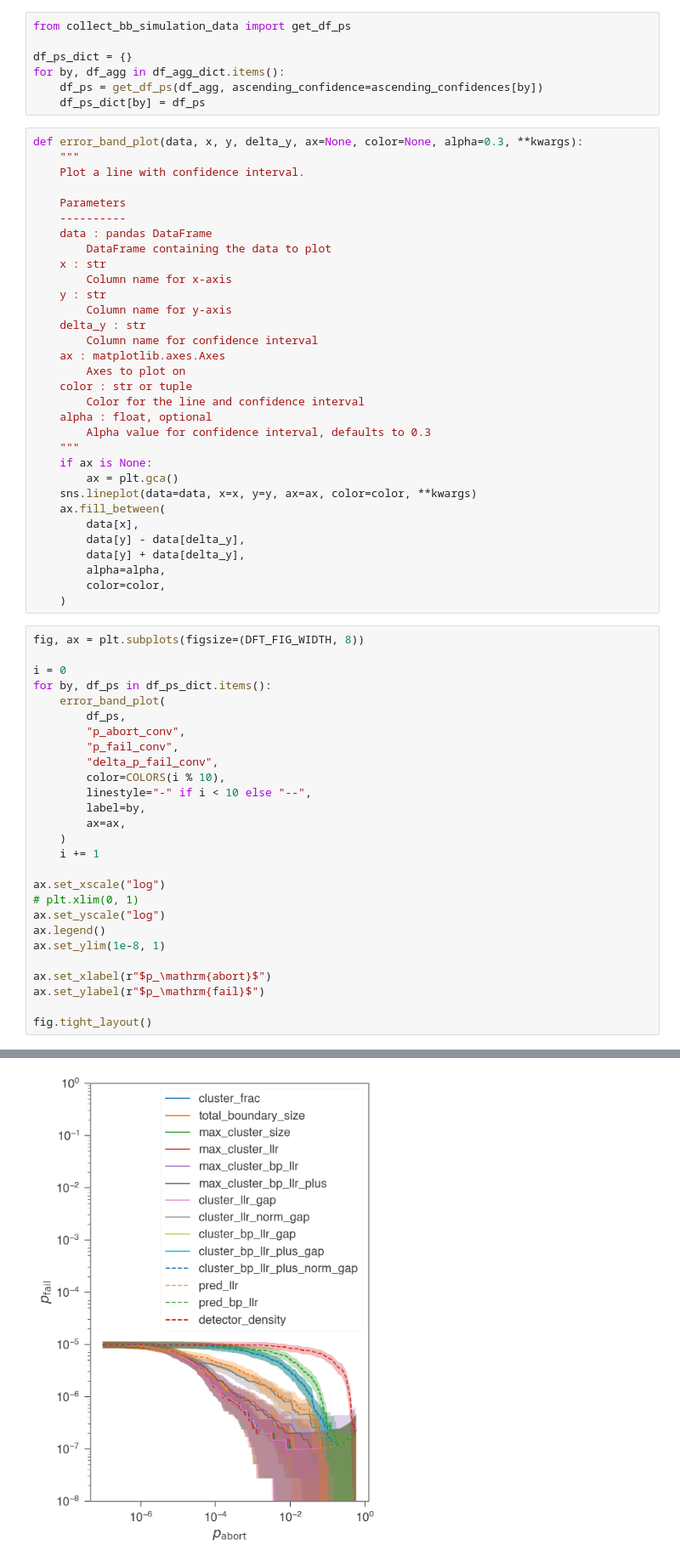
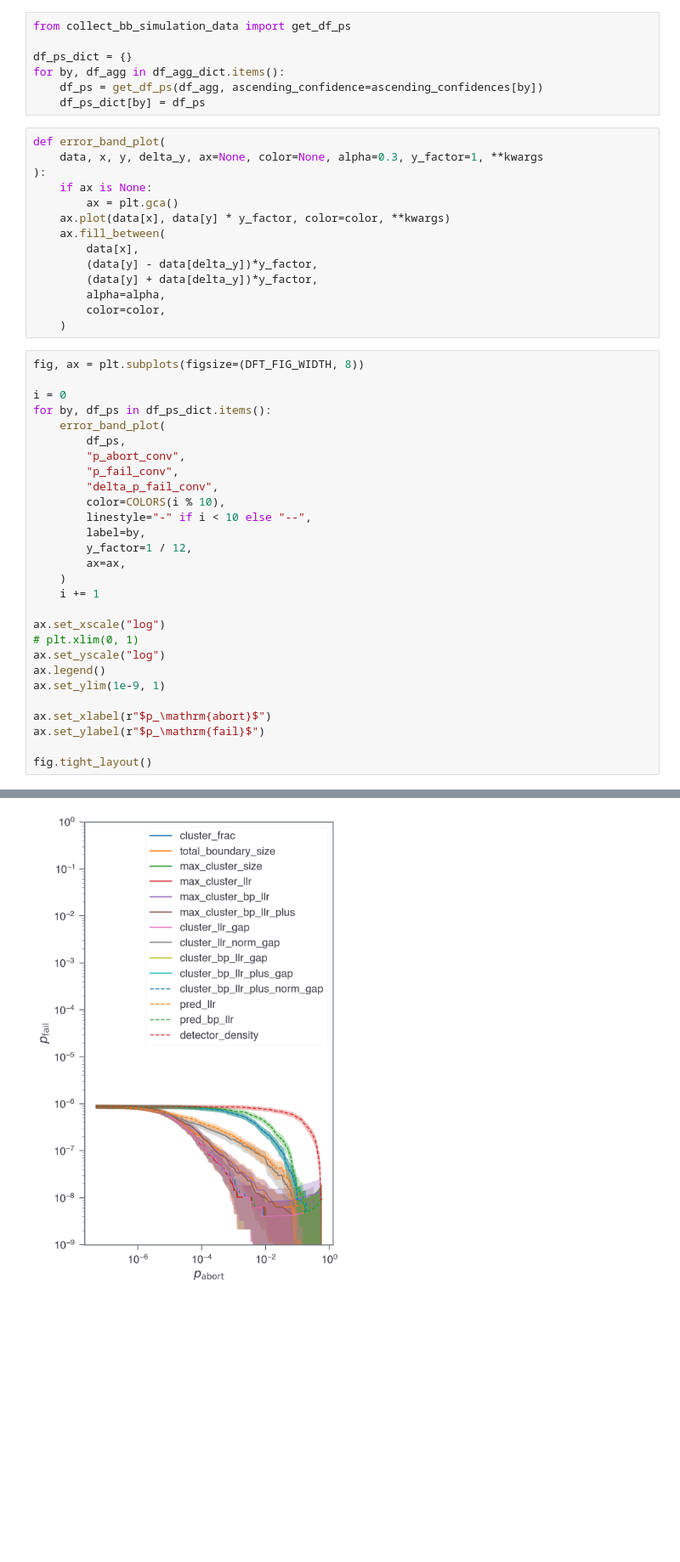
Before and after one commit to seokhyung-lee/ldpc-post-selection, a Jupyter notebook: simulations/analysis/bb_code_analysis_criteria_comparison.ipynb, the cells around one changed output, grey strips where cells are left out. Shown at 85% size. Drawn from its saved outputs; the diff is of its cells as text; blank space fills up the shorter version.

```diff
--- a/simulations/analysis/bb_code_analysis_criteria_comparison.ipynb
+++ b/simulations/analysis/bb_code_analysis_criteria_comparison.ipynb
@@ -149,34 +133,16 @@ for by, df_agg in df_agg_dict.items():
     df_ps = get_df_ps(df_agg, ascending_confidence=ascending_confidences[by])
     df_ps_dict[by] = df_ps
 # %%
-def error_band_plot(data, x, y, delta_y, ax=None, color=None, alpha=0.3, **kwargs):
-    """
-    Plot a line with confidence interval.
-
-    Parameters
-    ----------
-    data : pandas DataFrame
-        DataFrame containing the data to plot
-    x : str
-        Column name for x-axis
-    y : str
-        Column name for y-axis
-    delta_y : str
-        Column name for confidence interval
-    ax : matplotlib.axes.Axes
-        Axes to plot on
-    color : str or tuple
-        Color for the line and confidence interval
-    alpha : float, optional
-        Alpha value for confidence interval, defaults to 0.3
-    """
+def error_band_plot(
+    data, x, y, delta_y, ax=None, color=None, alpha=0.3, y_factor=1, **kwargs
+):
     if ax is None:
         ax = plt.gca()
-    sns.lineplot(data=data, x=x, y=y, ax=ax, color=color, **kwargs)
+    ax.plot(data[x], data[y] * y_factor, color=color, **kwargs)
     ax.fill_between(
         data[x],
-        data[y] - data[delta_y],
-        data[y] + data[delta_y],
+        (data[y] - data[delta_y])*y_factor,
+        (data[y] + data[delta_y])*y_factor,
         alpha=alpha,
         color=color,
     )
@@ -193,6 +159,7 @@ for by, df_ps in df_ps_dict.items():
         color=COLORS(i % 10),
         linestyle="-" if i < 10 else "--",
         label=by,
+        y_factor=1 / 12,
         ax=ax,
     )
     i += 1
@@ -201,7 +168,7 @@ ax.set_xscale("log")
 # plt.xlim(0, 1)
 ax.set_yscale("log")
 ax.legend()
-ax.set_ylim(1e-8, 1)
+ax.set_ylim(1e-9, 1)
 
 ax.set_xlabel(r"$p_\mathrm{abort}$")
 ax.set_ylabel(r"$p_\mathrm{fail}$")
@@ -212,4 +178,4 @@ Text(0, 0.5, '$p_\\mathrm{fail}$')
-[figure, old version]
+[figure, new version]
 # %%
 i = 0
 for by, df_ps in df_ps_dict.items():
```
Also changed, not shown: parts of 3 cells of this notebook, 4 other files.
